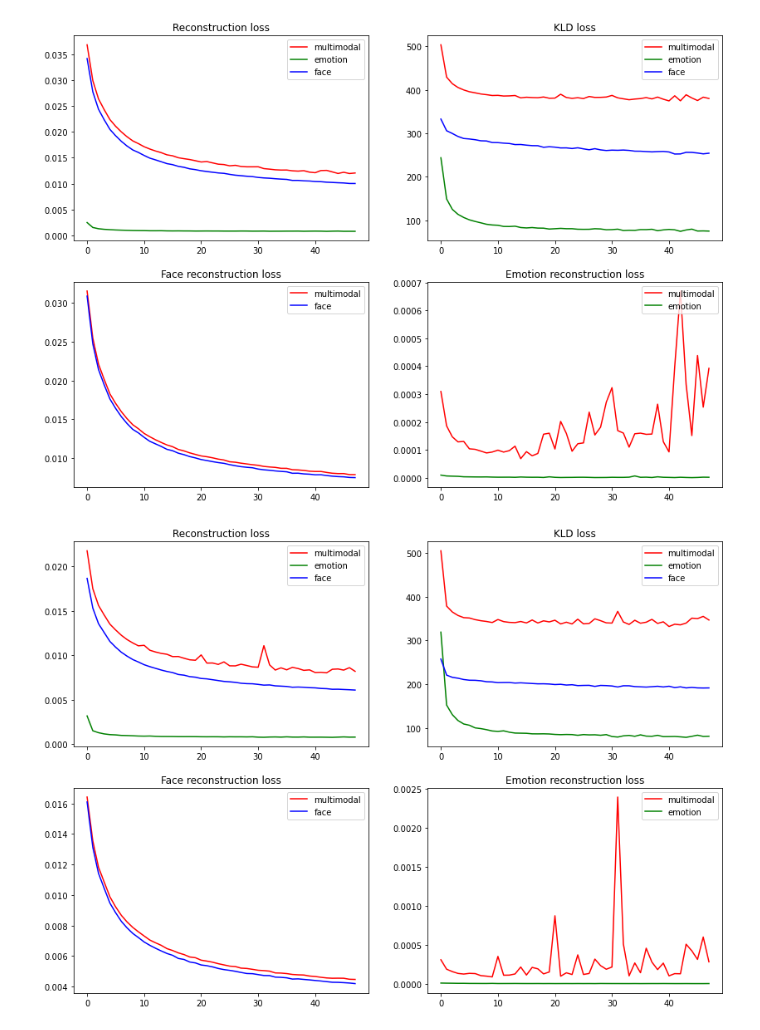
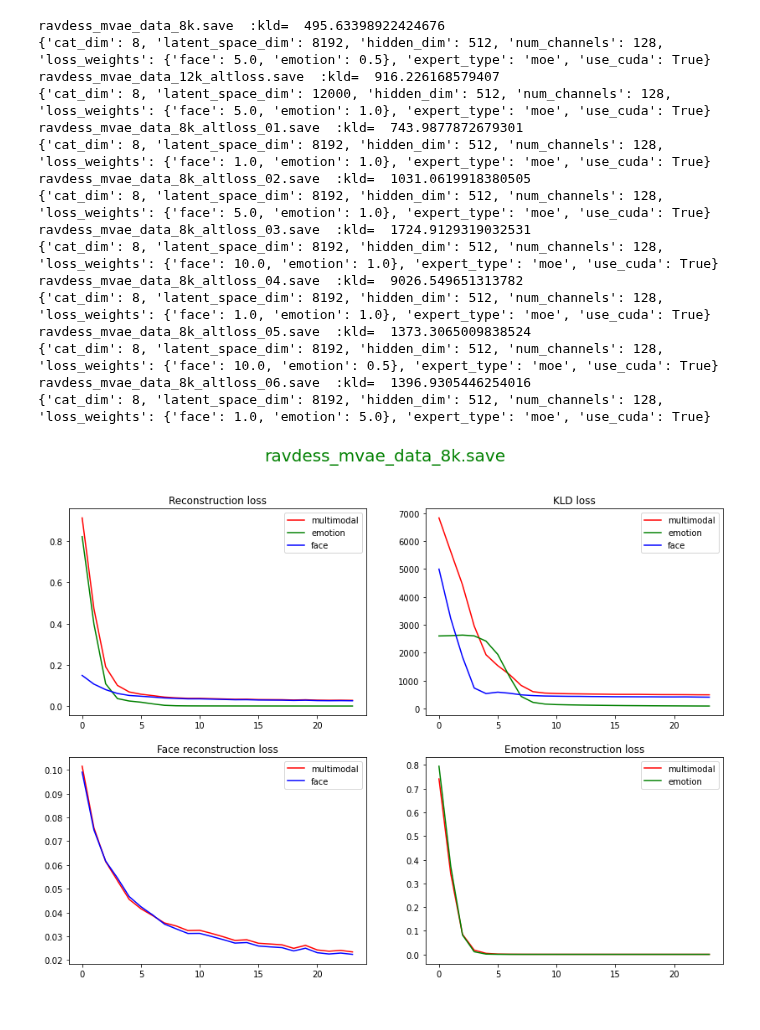
Before and after one commit to Ale-Ba2lero/Multimodal-Emotion-Analysis, a Jupyter notebook: src/mvae_torch/test_results.ipynb, the cells around one changed output. Drawn from its saved outputs; the diff is of its cells as text; code cells hidden in the pictures.

```diff
--- a/src/mvae_torch/test_results.ipynb
+++ b/src/mvae_torch/test_results.ipynb
@@ -28,4 +15,0 @@ U.print_losses(training_losses_8kaltloss, 2)
-# %%
-loaded_data = torch.load("../trained_models/ravdess_mvae_data_8kdrop.save")
-training_losses_8kdrop_1_1 = loaded_data['training_loss']
-U.print_losses(training_losses_8kdrop_1_1, 2)
@@ -34,12 +16,38 @@ U.print_losses(training_losses_8kdrop_1_1, 2)
-# %%
-loaded_data = torch.load("../trained_models/ravdess_mvae_data_8kdrop_2-1.save")
-training_losses_8kdrop_2_1 = loaded_data['training_loss']
-U.print_losses(training_losses_8kdrop_2_1, 2)
-# %% [output]
-[figure, removed]
-# %%
-loaded_data = torch.load("../trained_models/ravdess_mvae_data_8kdrop_1-2.save")
-training_losses_8kdrop_1_2 = loaded_data['training_loss']
-U.print_losses(training_losses_8kdrop_1_2, 2)
-# %% [output]
-[figure, removed]
+# %%
+folder_path = "../trained_models/"
+model_names = ["ravdess_mvae_data_8k.save",
+               "ravdess_mvae_data_12k_altloss.save",
+               "ravdess_mvae_data_8k_altloss_01.save",
+               "ravdess_mvae_data_8k_altloss_02.save",
+               "ravdess_mvae_data_8k_altloss_03.save",
+               "ravdess_mvae_data_8k_altloss_04.save",
+               "ravdess_mvae_data_8k_altloss_05.save",
+               "ravdess_mvae_data_8k_altloss_06.save"
+              ]
+# %%
+for model_name in model_names:
+    loaded_data = torch.load(folder_path + model_name)
+    losses = loaded_data['training_loss']
+    model_args = loaded_data['model_args']
+    print(model_name,' :kld= ', losses['multimodal_loss'].kld_loss[-1])
+    print(model_args)
+
+    U.print_losses(losses , model_name, 1)
+# %% [output]
+ravdess_mvae_data_8k.save  :kld=  495.63398922424676
+{'cat_dim': 8, 'latent_space_dim': 8192, 'hidden_dim': 512, 'num_channels': 128, 'loss_weights': {'face': 5.0, 'emotion': 0.5}, 'expert_type': 'moe', 'use_cuda': True}
+ravdess_mvae_data_12k_altloss.save  :kld=  916.226168579407
+{'cat_dim': 8, 'latent_space_dim': 12000, 'hidden_dim': 512, 'num_channels': 128, 'loss_weights': {'face': 5.0, 'emotion': 1.0}, 'expert_type': 'moe', 'use_cuda': True}
+ravdess_mvae_data_8k_altloss_01.save  :kld=  743.9877872679301
+{'cat_dim': 8, 'latent_space_dim': 8192, 'hidden_dim': 512, 'num_channels': 128, 'loss_weights': {'face': 1.0, 'emotion': 1.0}, 'expert_type': 'moe', 'use_cuda': True}
+ravdess_mvae_data_8k_altloss_02.save  :kld=  1031.0619918380505
+{'cat_dim': 8, 'latent_space_dim': 8192, 'hidden_dim': 512, 'num_channels': 128, 'loss_weights': {'face': 5.0, 'emotion': 1.0}, 'expert_type': 'moe', 'use_cuda': True}
+ravdess_mvae_data_8k_altloss_03.save  :kld=  1724.9129319032531
+{'cat_dim': 8, 'latent_space_dim': 8192, 'hidden_dim': 512, 'num_channels': 128, 'loss_weights': {'face': 10.0, 'emotion': 1.0}, 'expert_type': 'moe', 'use_cuda': True}
+ravdess_mvae_data_8k_altloss_04.save  :kld=  9026.549651313782
+{'cat_dim': 8, 'latent_space_dim': 8192, 'hidden_dim': 512, 'num_channels': 128, 'loss_weights': {'face': 1.0, 'emotion': 1.0}, 'expert_type': 'moe', 'use_cuda': True}
+ravdess_mvae_data_8k_altloss_05.save  :kld=  1373.3065009838524
+{'cat_dim': 8, 'latent_space_dim': 8192, 'hidden_dim': 512, 'num_channels': 128, 'loss_weights': {'face': 10.0, 'emotion': 0.5}, 'expert_type': 'moe', 'use_cuda': True}
+ravdess_mvae_data_8k_altloss_06.save  :kld=  1396.9305446254016
+{'cat_dim': 8, 'latent_space_dim': 8192, 'hidden_dim': 512, 'num_channels': 128, 'loss_weights': {'face': 1.0, 'emotion': 5.0}, 'expert_type': 'moe', 'use_cuda': True}
+[figure, added]
```
Also changed, not shown: parts of 8 cells of this notebook, 7 other files.
